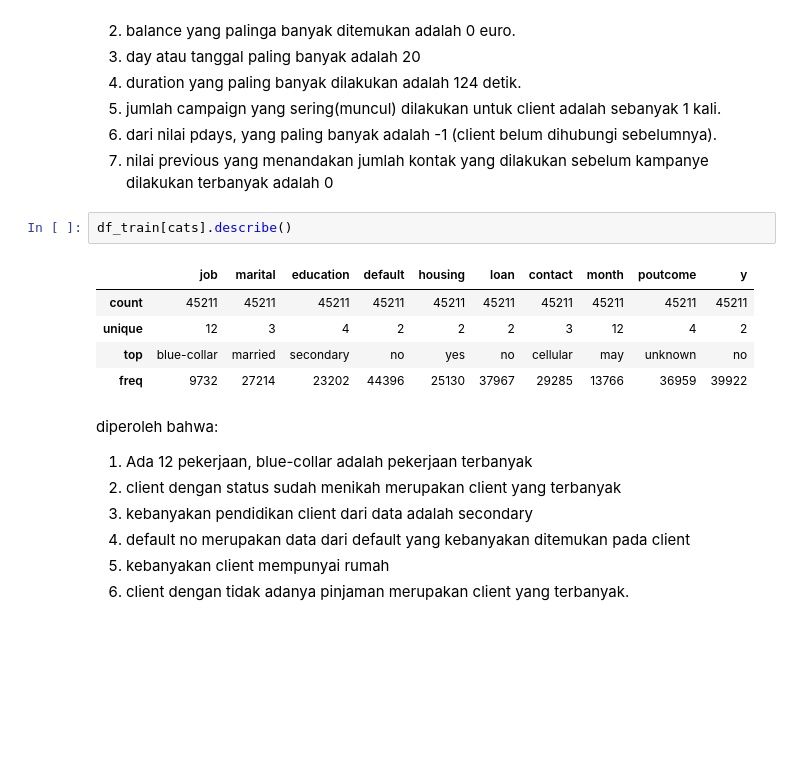
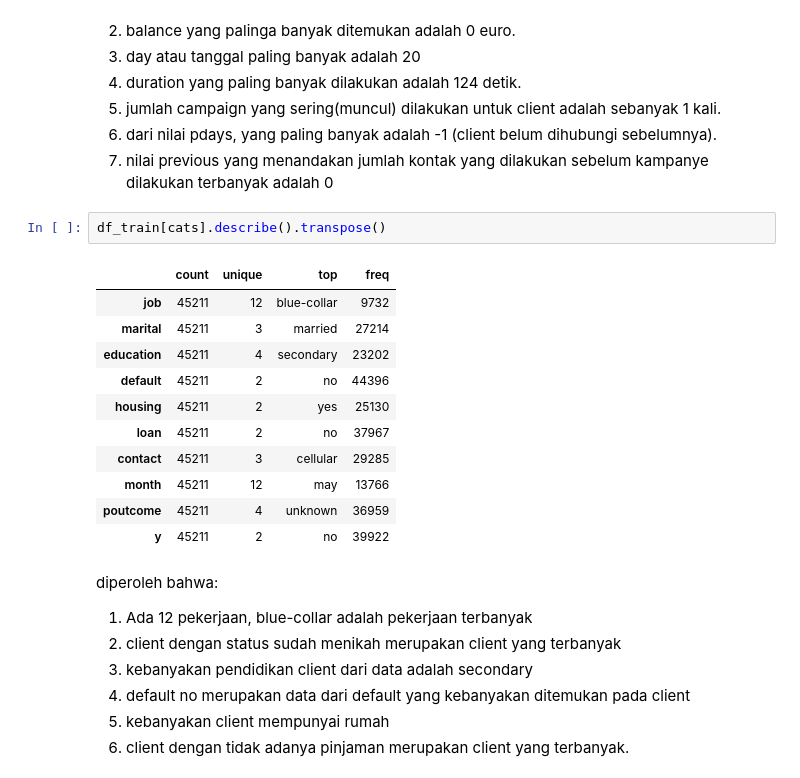
Before and after one commit to inggolanda/predict_whether_customer_will_be_buy_deposito, a Jupyter notebook: Final_Project.ipynb, the cells around one changed output. Cells and saved outputs as stored; diff of their text form; blank space fills up the shorter version.

```diff
--- a/Final_Project.ipynb
+++ b/Final_Project.ipynb
@@ -245,13 +365,19 @@ dari informasi di atas diperoleh bahwa:
 6. dari nilai pdays, yang paling banyak adalah -1 (client belum dihubungi sebelumnya).
 7. nilai previous yang menandakan jumlah kontak yang dilakukan sebelum kampanye dilakukan terbanyak adalah 0
 # %%
-df_train[cats].describe()
+df_train[cats].describe().transpose()
 # %% [output]
-|  | job | marital | education | default | housing | loan | contact | month | poutcome | y |
-| count | 45211 | 45211 | 45211 | 45211 | 45211 | 45211 | 45211 | 45211 | 45211 | 45211 |
-| unique | 12 | 3 | 4 | 2 | 2 | 2 | 3 | 12 | 4 | 2 |
-| top | blue-collar | married | secondary | no | yes | no | cellular | may | unknown | no |
-| freq | 9732 | 27214 | 23202 | 44396 | 25130 | 37967 | 29285 | 13766 | 36959 | 39922 |
+|  | count | unique | top | freq |
+| job | 45211 | 12 | blue-collar | 9732 |
+| marital | 45211 | 3 | married | 27214 |
+| education | 45211 | 4 | secondary | 23202 |
+| default | 45211 | 2 | no | 44396 |
+| housing | 45211 | 2 | yes | 25130 |
+| loan | 45211 | 2 | no | 37967 |
+| contact | 45211 | 3 | cellular | 29285 |
+| month | 45211 | 12 | may | 13766 |
+| poutcome | 45211 | 4 | unknown | 36959 |
+| y | 45211 | 2 | no | 39922 |
 # %% [markdown]
 diperoleh bahwa:
 1. Ada 12 pekerjaan, blue-collar adalah pekerjaan terbanyak
```
Also changed, not shown: parts of 149 cells of this notebook.
